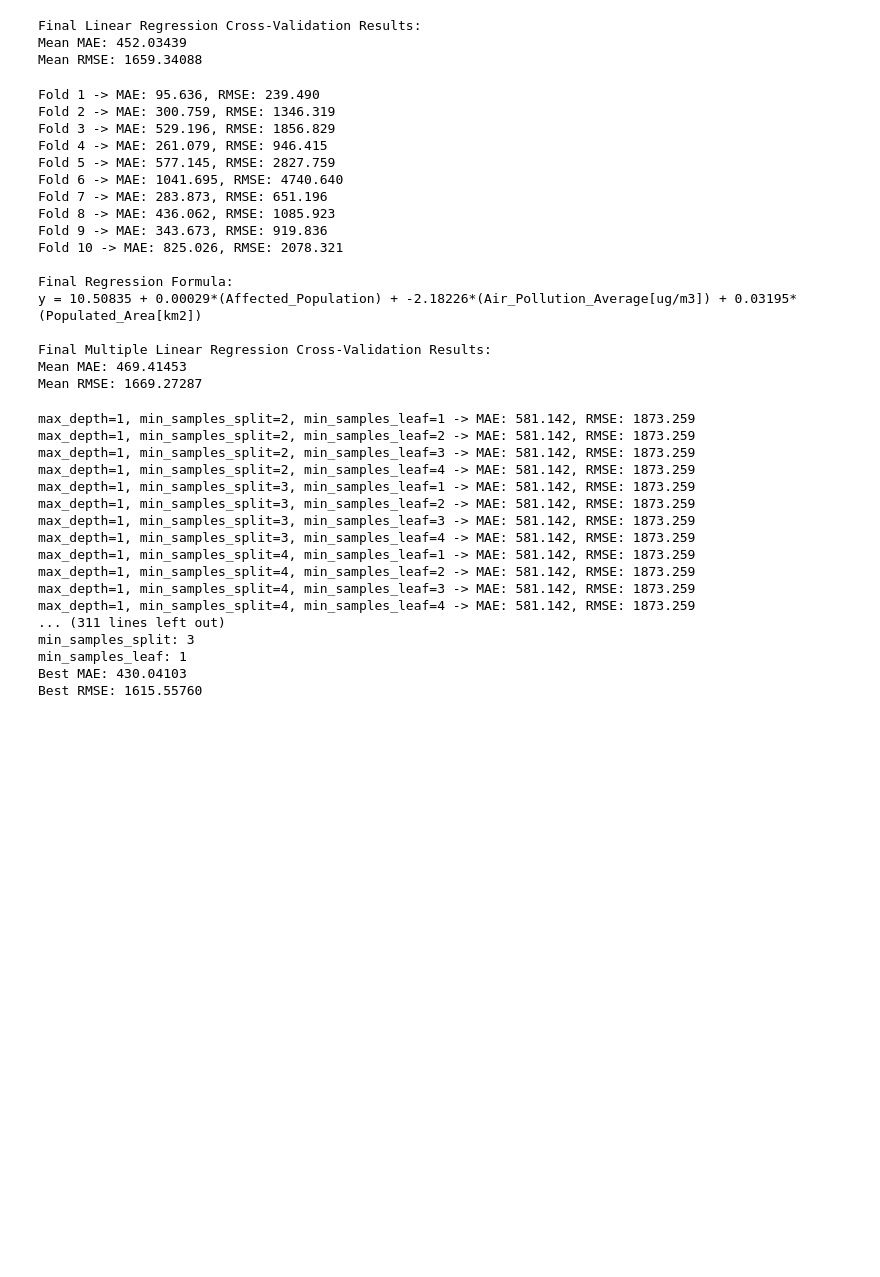
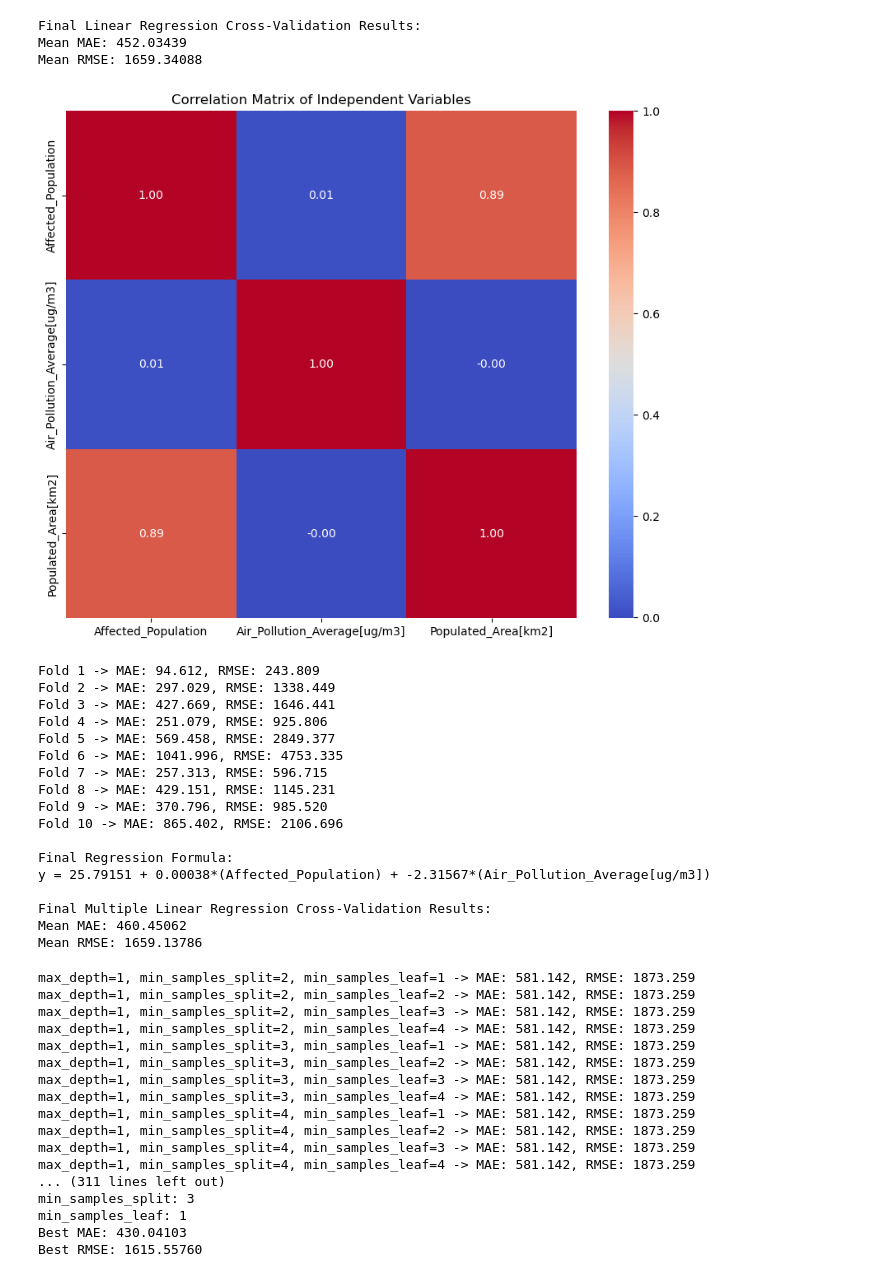
Before and after one commit to Ricardo1220901/ANADI2, a Jupyter notebook: Regressão.ipynb, the cells around one changed output. Saved outputs shown, nothing was run; the diff lists cells and outputs as text; code cells hidden in the pictures; blank space fills up the shorter version.

```diff
--- a/Regressão.ipynb
+++ b/Regressão.ipynb
@@ -284,12 +291,27 @@ print(f"Mean RMSE: {np.mean(rmse_scores):.5f}")
 Final Linear Regression Cross-Validation Results:
 Mean MAE: 452.03439
 Mean RMSE: 1659.34088
+# %%
+# 3 - Usando o método k-fold cross validation desenvolva modelos para prever Premature_Deaths usando:
+# a) Regressão linear múltipla.
+
+features = ['Affected_Population', 'Air_Pollution_Average[ug/m3]', 'Populated_Area[km2]']
+X = regression_data[features]
+y = regression_data['Value']
+
+corr_matrix = regression_data[X.columns].corr()
+
+# Heatmap to visualize
+plt.figure(figsize=(10, 8))
+sns.heatmap(corr_matrix, annot=True, cmap='coolwarm', fmt=".2f")
+plt.title("Correlation Matrix of Independent Variables")
+plt.show()
+# %% [output]
+[figure, added]
 # %%
-# 3 - Usando o método k-fold cross validation desenvolva modelos para prever Premature_Deaths usando:
-# a) Regressão linear múltipla.
+mlr_features = [x for x in features if x != "Populated_Area[km2]"]
 
-features = ['Affected_Population', 'Air_Pollution_Average[ug/m3]', 'Populated_Area[km2]']
-X = regression_data[features]
+X = regression_data[mlr_features]
 y = regression_data['Value']
 
 # Set up k-fold
@@ -333,23 +355,23 @@ print(f"Mean RMSE: {np.mean(rmse_scores):.5f}")
 mae_multiple_linear = np.mean(mae_scores)
 rmse_multiple_linear = np.mean(rmse_scores)
 # %% [output]
-Fold 1 -> MAE: 95.636, RMSE: 239.490
-Fold 2 -> MAE: 300.759, RMSE: 1346.319
-Fold 3 -> MAE: 529.196, RMSE: 1856.829
-Fold 4 -> MAE: 261.079, RMSE: 946.415
-Fold 5 -> MAE: 577.145, RMSE: 2827.759
-Fold 6 -> MAE: 1041.695, RMSE: 4740.640
-Fold 7 -> MAE: 283.873, RMSE: 651.196
-Fold 8 -> MAE: 436.062, RMSE: 1085.923
-Fold 9 -> MAE: 343.673, RMSE: 919.836
-Fold 10 -> MAE: 825.026, RMSE: 2078.321
+Fold 1 -> MAE: 94.612, RMSE: 243.809
+Fold 2 -> MAE: 297.029, RMSE: 1338.449
+Fold 3 -> MAE: 427.669, RMSE: 1646.441
+Fold 4 -> MAE: 251.079, RMSE: 925.806
+Fold 5 -> MAE: 569.458, RMSE: 2849.377
+Fold 6 -> MAE: 1041.996, RMSE: 4753.335
+Fold 7 -> MAE: 257.313, RMSE: 596.715
+Fold 8 -> MAE: 429.151, RMSE: 1145.231
+Fold 9 -> MAE: 370.796, RMSE: 985.520
+Fold 10 -> MAE: 865.402, RMSE: 2106.696
 
 Final Regression Formula:
-y = 10.50835 + 0.00029*(Affected_Population) + -2.18226*(Air_Pollution_Average[ug/m3]) + 0.03195*(Populated_Area[km2])
+y = 25.79151 + 0.00038*(Affected_Population) + -2.31567*(Air_Pollution_Average[ug/m3])
 
 Final Multiple Linear Regression Cross-Validation Results:
-Mean MAE: 469.41453
-Mean RMSE: 1669.27287
+Mean MAE: 460.45062
+Mean RMSE: 1659.13786
 # %%
 # b) Árvore de regressão. Otimize os parâmetros do modelo. Apresente a árvore de regressão obtida.
 
```
Also changed, not shown: parts of 7 cells of this notebook.
